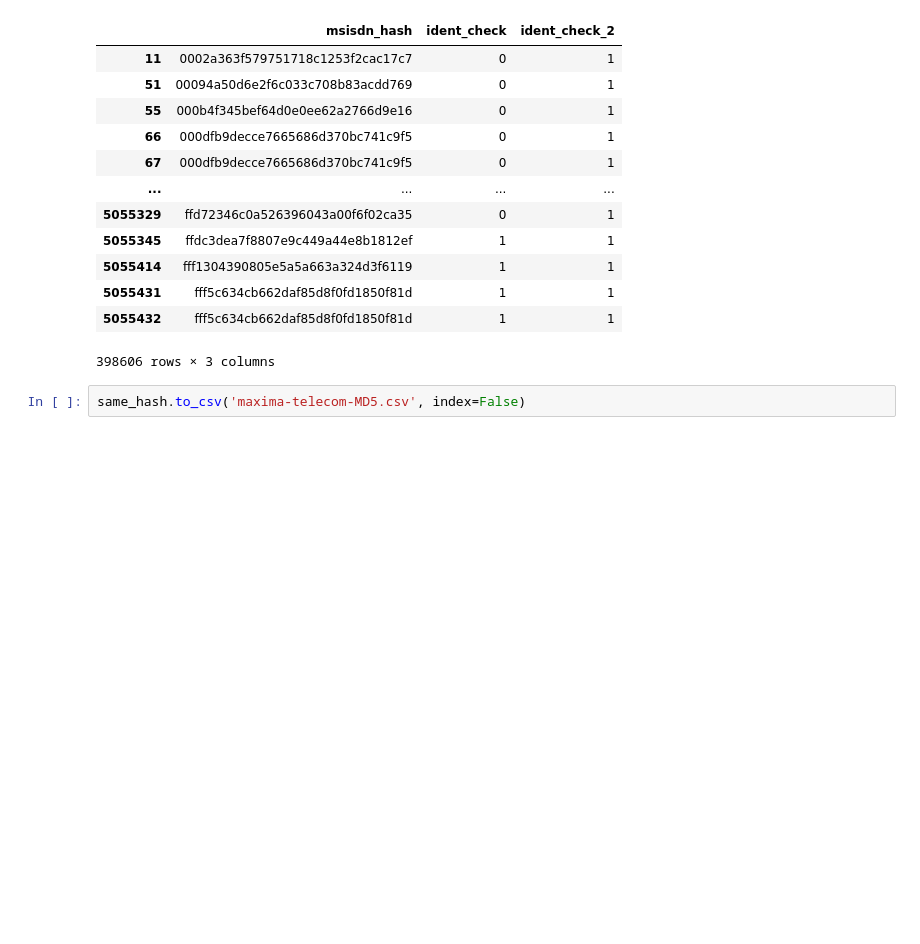
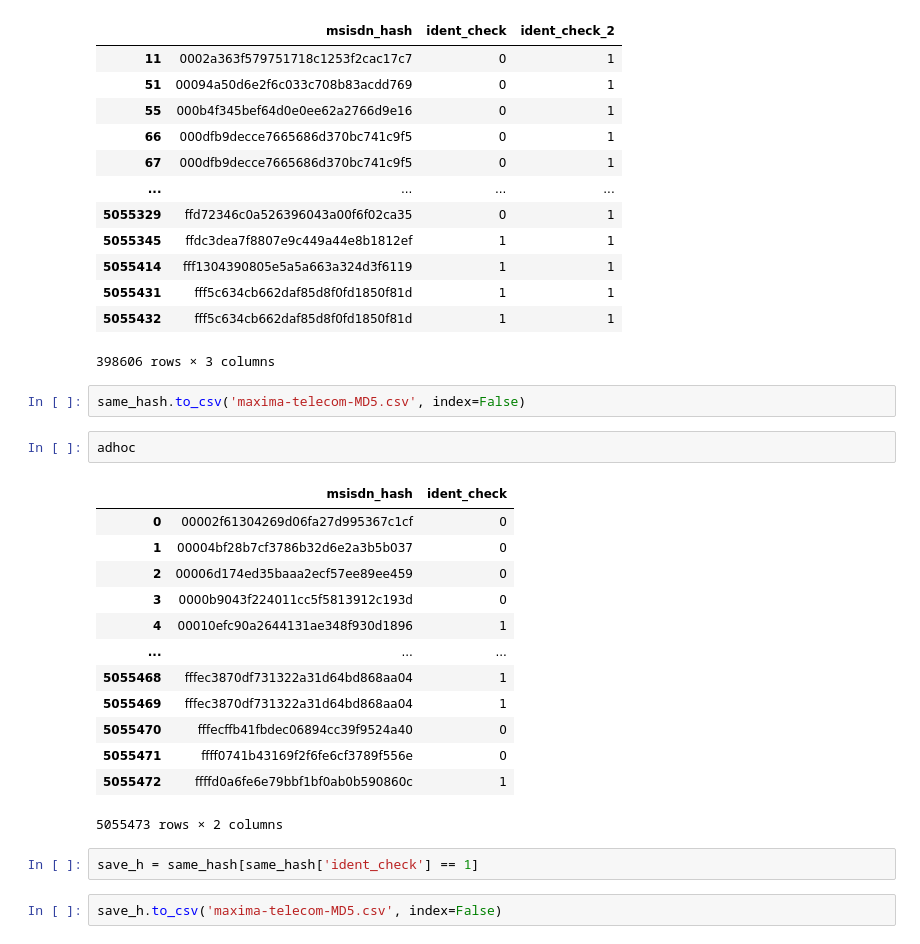
Before and after one commit to YAKOROLEVAZAMKA/test, a Jupyter notebook: maxima-hash.ipynb, the cells around one changed output. Drawn from its saved outputs; the diff is of its cells as text; blank space fills up the shorter version.

```diff
--- a/maxima-hash.ipynb
+++ b/maxima-hash.ipynb
@@ -281,3 +281,23 @@ same_hash
 398606 rows × 3 columns
 # %%
 same_hash.to_csv('maxima-telecom-MD5.csv', index=False)
+# %%
+adhoc
+# %% [output]
+|  | msisdn_hash | ident_check |
+| 0 | 00002f61304269d06fa27d995367c1cf | 0 |
+| 1 | 00004bf28b7cf3786b32d6e2a3b5b037 | 0 |
+| 2 | 00006d174ed35baaa2ecf57ee89ee459 | 0 |
+| 3 | 0000b9043f224011cc5f5813912c193d | 0 |
+| 4 | 00010efc90a2644131ae348f930d1896 | 1 |
+| ... | ... | ... |
+| 5055468 | fffec3870df731322a31d64bd868aa04 | 1 |
+| 5055469 | fffec3870df731322a31d64bd868aa04 | 1 |
+| 5055470 | fffecffb41fbdec06894cc39f9524a40 | 0 |
+| 5055471 | ffff0741b43169f2f6fe6cf3789f556e | 0 |
+| 5055472 | ffffd0a6fe6e79bbf1bf0ab0b590860c | 1 |
+5055473 rows × 2 columns
+# %%
+save_h = same_hash[same_hash['ident_check'] == 1]
+# %%
+save_h.to_csv('maxima-telecom-MD5.csv', index=False)
```
